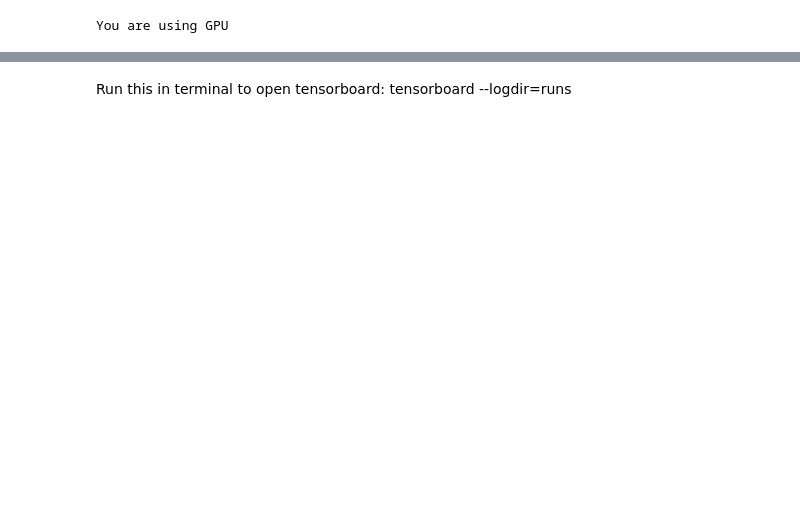
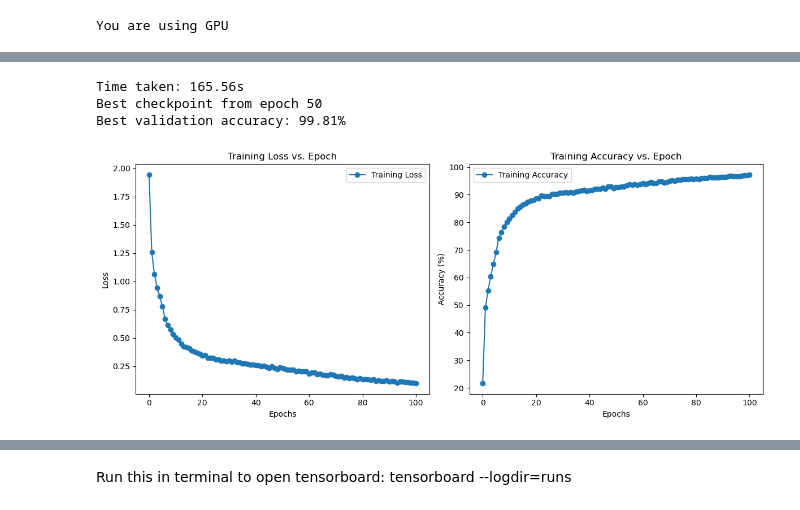
Before and after one commit to Aph3li0s/hand_gesture_pytorch, a Jupyter notebook: train_csv.ipynb, the cells around one changed output, grey strips where cells are left out. Saved outputs shown, nothing was run; the diff lists cells and outputs as text; code cells hidden in the pictures; blank space fills up the shorter version.

```diff
--- a/train_csv.ipynb
+++ b/train_csv.ipynb
@@ -157,0 +183,39 @@ Epoch [201/200], Training Loss: 0.4159
+# %%
+checkpoint_path = "models/test.pth"
+checkpoint = torch.load(checkpoint_path)
+
+epoch, best_val_acc = checkpoint['epoch'], checkpoint['best_val_accuracy']
+
+print(f'Time taken: {total_time:.2f}s')
+print(f'Best checkpoint from epoch {epoch}')
+print(f'Best validation accuracy: {best_val_acc:.2f}%')
+# %% [output]
+Time taken: 165.56s
+Best checkpoint from epoch 50
+Best validation accuracy: 99.81%
+# %%
+train_losses = torch.from_numpy(np.array(train_losses)).to('cpu')
+train_accuracies = torch.from_numpy(np.array(train_accuracies)).to('cpu')
+val_losses = torch.from_numpy(np.array(torch.Tensor(val_losses))).to('cpu')
+val_accuracies = torch.from_numpy(np.array(val_accuracies)).to('cpu')
+# %%
+plt.figure(figsize=(12, 5))
+
+plt.subplot(1, 2, 1)
+plt.plot(train_losses, label='Training Loss', marker='o', linestyle='-')
+plt.xlabel('Epochs')
+plt.ylabel('Loss')
+plt.legend()
+plt.title('Training Loss vs. Epoch')
+
+plt.subplot(1, 2, 2)
+plt.plot(train_accuracies, label='Training Accuracy', marker='o', linestyle='-')
+plt.xlabel('Epochs')
+plt.ylabel('Accuracy (%)')
+plt.legend()
+plt.title('Training Accuracy vs. Epoch')
+
+plt.tight_layout()
+plt.show()
+# %% [output]
+[figure, added]
```
Also changed, not shown: parts of 9 cells of this notebook, 51 other files.
